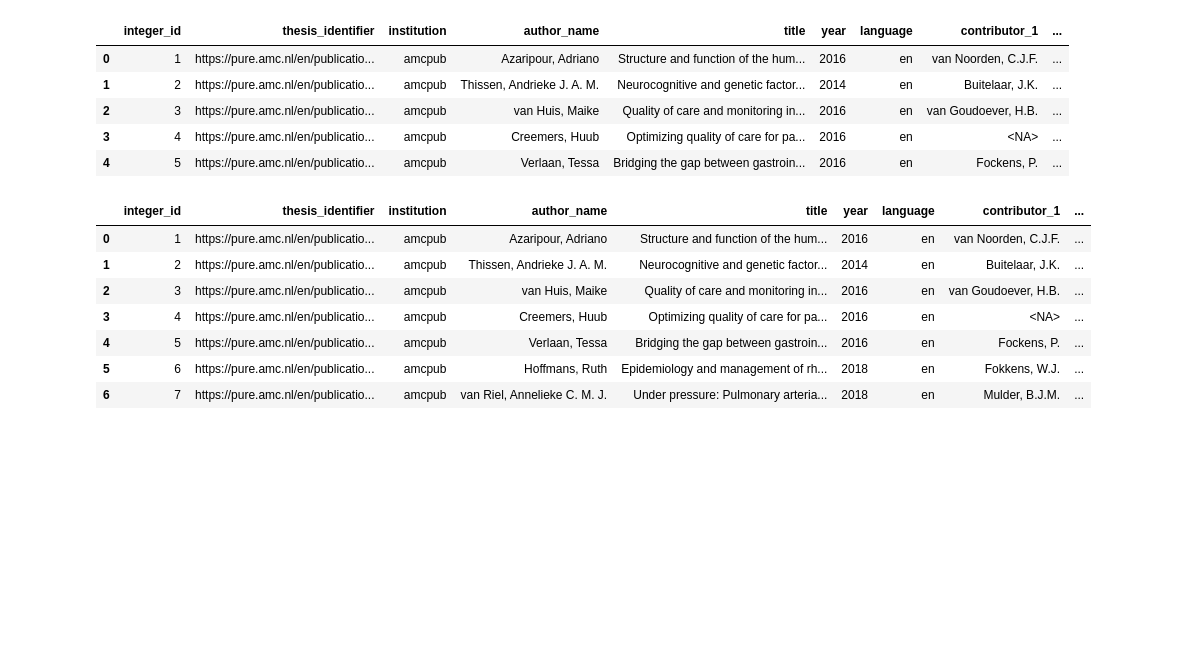
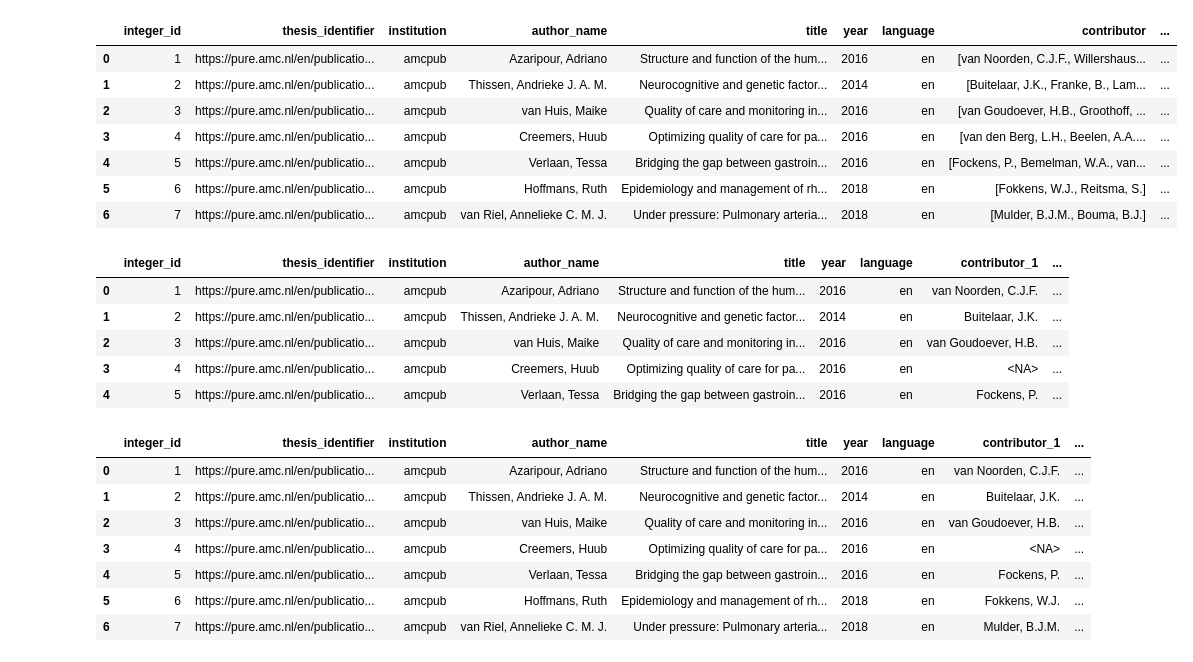
Before and after one commit to StefKirsch/clean-and-enrich-phd-supervisor-data, a Jupyter notebook: clean_data.ipynb, the cells around one changed output. Cells and saved outputs as stored; diff of their text form; code cells hidden in the pictures; blank space fills up the shorter version.

Commit message:
Avoid inconsistent NA location in contributors

```diff
--- a/clean_data.ipynb
+++ b/clean_data.ipynb
@@ -66 +65,26 @@ pairs_std.head()
+# %%
+# Group by publication and aggregate contributors into a list
+aggregated = pairs_std.groupby([
+        'integer_id',
+        'thesis_identifier',
+        'institution',
+        'author_name',
+        'title',
+        'year',
+        'language'
+    ]) \
+    .agg(list) \
+    .reset_index()
+
+# make sure the contributor is a sequence from 1 to n_contributors
+aggregated['contributor_order'] = aggregated['contributor_order'].apply(lambda lst: list(range(1, len(lst) + 1)))
+# %% [output]
+|  | integer_id | thesis_identifier | institution | author_name | title | year | language | contributor | ... |
+| 0 | 1 | https://pure.amc.nl/en/publicatio... | amcpub | Azaripour, Adriano | Structure and function of the hum... | 2016 | en | [van Noorden, C.J.F., Willershaus... | ... |
+| 1 | 2 | https://pure.amc.nl/en/publicatio... | amcpub | Thissen, Andrieke J. A. M. | Neurocognitive and genetic factor... | 2014 | en | [Buitelaar, J.K., Franke, B., Lam... | ... |
+| 2 | 3 | https://pure.amc.nl/en/publicatio... | amcpub | van Huis, Maike | Quality of care and monitoring in... | 2016 | en | [van Goudoever, H.B., Groothoff, ... | ... |
+| 3 | 4 | https://pure.amc.nl/en/publicatio... | amcpub | Creemers, Huub | Optimizing quality of care for pa... | 2016 | en | [van den Berg, L.H., Beelen, A.A.... | ... |
+| 4 | 5 | https://pure.amc.nl/en/publicatio... | amcpub | Verlaan, Tessa | Bridging the gap between gastroin... | 2016 | en | [Fockens, P., Bemelman, W.A., van... | ... |
+| 5 | 6 | https://pure.amc.nl/en/publicatio... | amcpub | Hoffmans, Ruth | Epidemiology and management of rh... | 2018 | en | [Fokkens, W.J., Reitsma, S.] | ... |
+| 6 | 7 | https://pure.amc.nl/en/publicatio... | amcpub | van Riel, Annelieke C. M. J. | Under pressure: Pulmonary arteria... | 2018 | en | [Mulder, B.J.M., Bouma, B.J.] | ... |
 # %%
```
Also changed, not shown: parts of 3 cells of this notebook, 1 other file.
